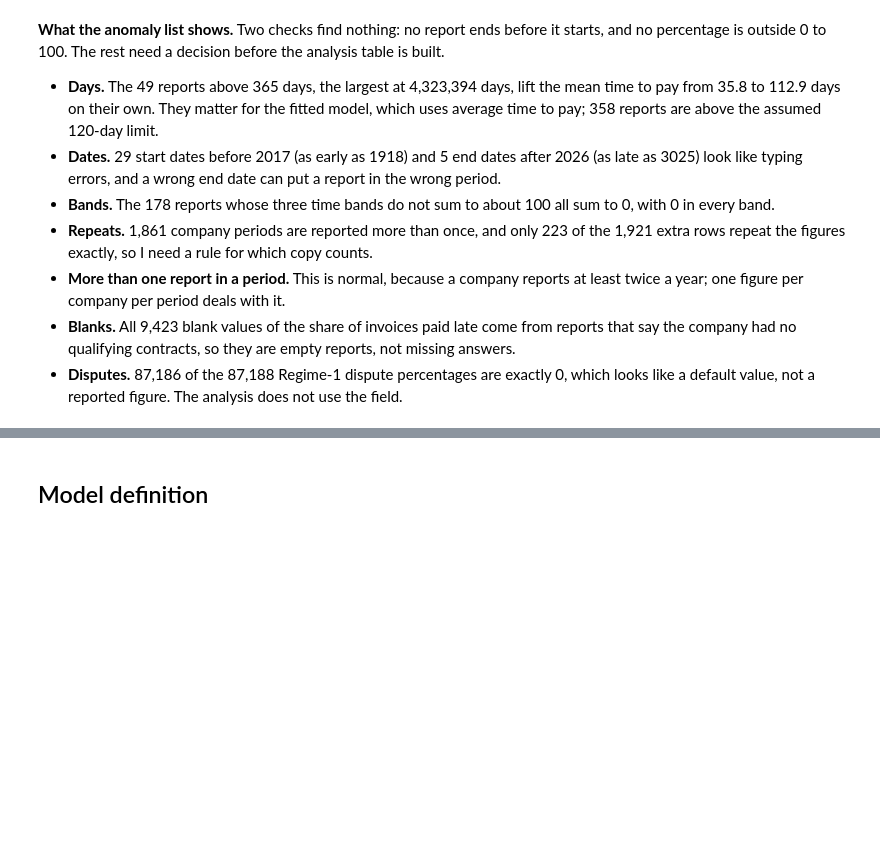
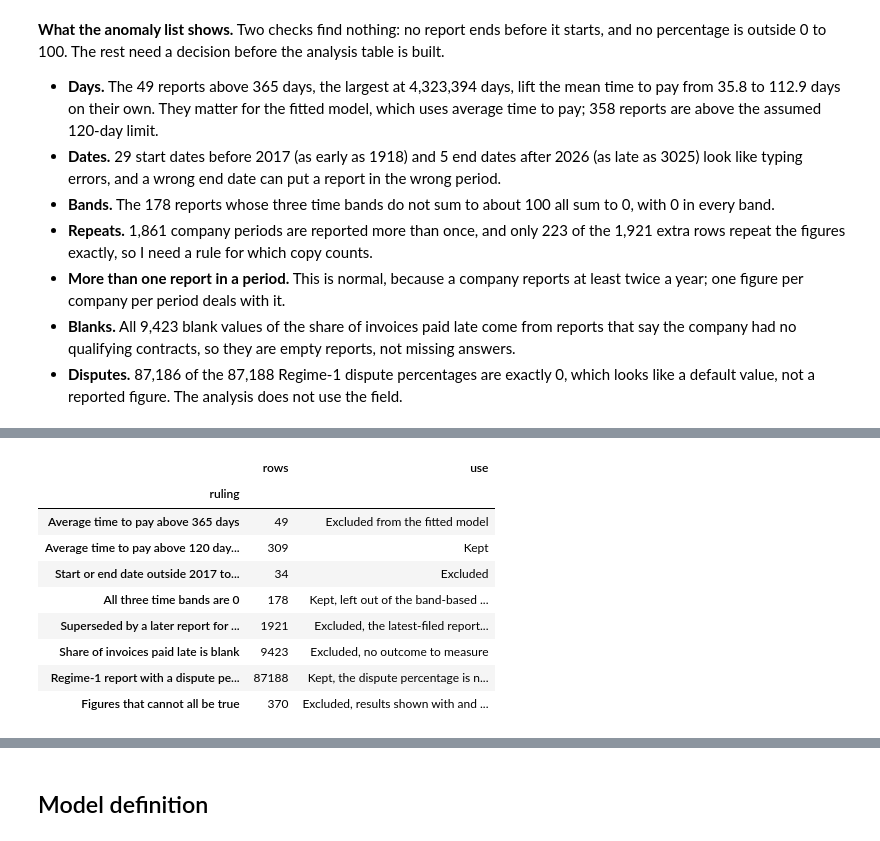
Before and after one commit to PaddyGilliland1/statistical-analysis-project, a Jupyter notebook: analysis.ipynb, the cells around one changed output, grey strips where cells are left out. Cells and saved outputs as stored; diff of their text form; code cells hidden in the pictures; blank space fills up the shorter version.

```diff
--- a/analysis.ipynb
+++ b/analysis.ipynb
@@ -529,0 +602,9 @@ anomalies
+# %%
+impossible = find_impossible_figures(df, col)
+either = impossible.any(axis=1)
+print(f"Below the floor: {impossible['below the floor'].sum():,} reports")
+print(f"Above the ceiling: {impossible['above the ceiling'].sum():,} reports")
+print(
+    f"Either check: {either.sum():,} reports from "
+    f"{df.loc[either, col['company']].nunique():,} companies"
+)
@@ -529,0 +730,44 @@ anomalies
+# %%
+flagged = apply_rulings(df, col, either)
+# What each ruling does with the reports it flags. The first takes reports
+# out of the fitted model only, whose input is the average time to pay.
+RULINGS = {
+    "Average time to pay above 365 days": "Excluded from the fitted model",
+    "Average time to pay above 120 days, up to 365": "Kept",
+    "Start or end date outside 2017 to 2026": "Excluded",
+    "All three time bands are 0": "Kept, left out of the band-based checks",
+    "Superseded by a later report for the same period": (
+        "Excluded, the latest-filed report stands"
+    ),
+    "Share of invoices paid late is blank": "Excluded, no outcome to measure",
+    "Regime-1 report with a dispute percentage": (
+        "Kept, the dispute percentage is not used"
+    ),
+    "Figures that cannot all be true": (
+        "Excluded, results shown with and without"
+    ),
+}
+EXCLUDED = [
+    reason
+    for reason, use in RULINGS.items()
+    if use == "Excluded" or use.startswith("Excluded,")
+]
+rulings = pd.DataFrame(
+    {
+        "rows": [has_reason(flagged, [reason]).sum() for reason in RULINGS],
+        "use": list(RULINGS.values()),
+    },
+    index=pd.Index(list(RULINGS), name="ruling"),
+)
+rulings
+# %% [output]
+|  | rows | use |
+| ruling |  |  |
+| Average time to pay above 365 days | 49 | Excluded from the fitted model |
+| Average time to pay above 120 day... | 309 | Kept |
+| Start or end date outside 2017 to... | 34 | Excluded |
+| All three time bands are 0 | 178 | Kept, left out of the band-based ... |
+| Superseded by a later report for ... | 1921 | Excluded, the latest-filed report... |
+| Share of invoices paid late is blank | 9423 | Excluded, no outcome to measure |
+| Regime-1 report with a dispute pe... | 87188 | Kept, the dispute percentage is n... |
+| Figures that cannot all be true | 370 | Excluded, results shown with and ... |
```
Also changed, not shown: parts of 11 cells of this notebook.
